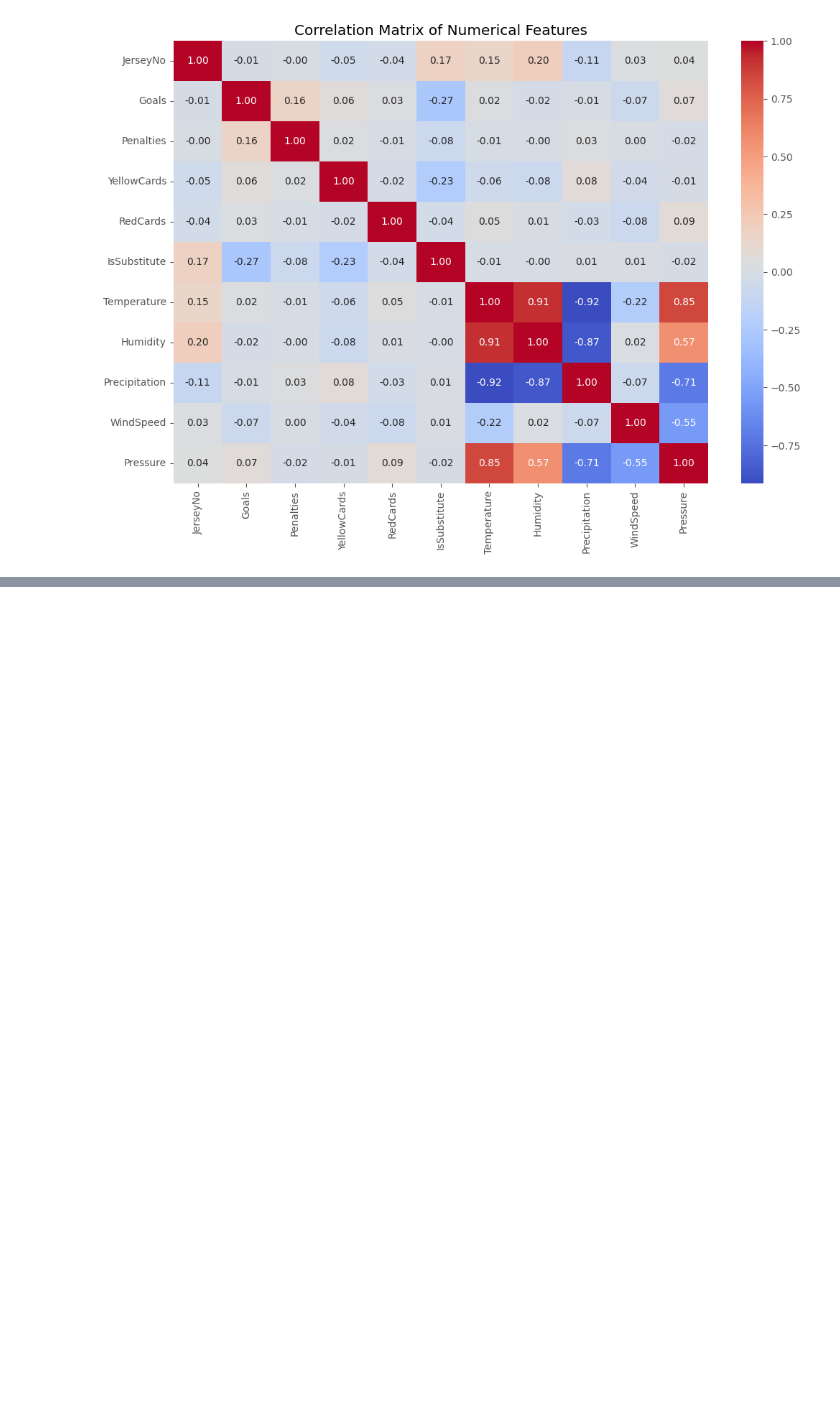
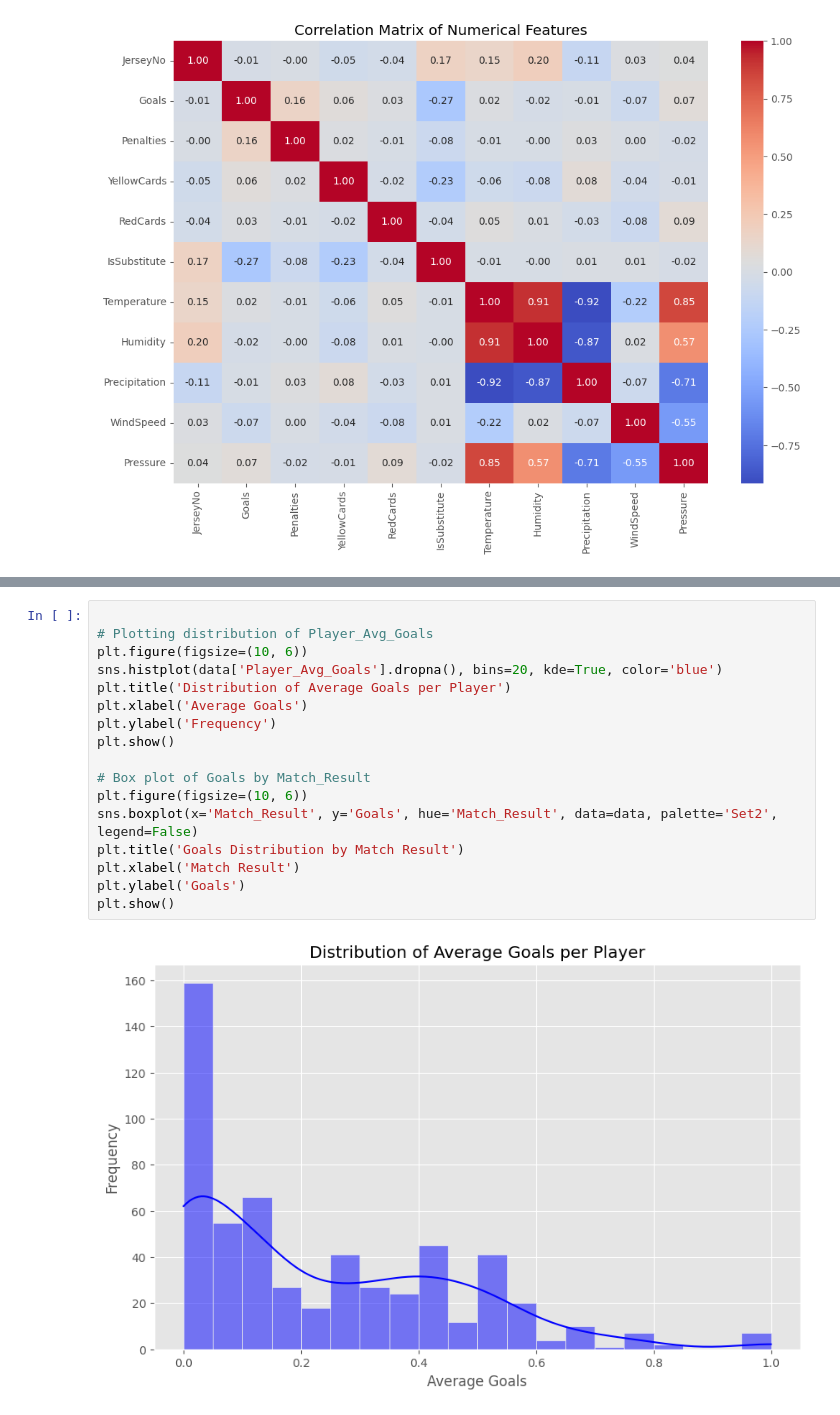
Before and after one commit to Shahbazi-Amir/Football_Player-_prediction, a Jupyter notebook: Football_players_predict.ipynb, the cells around one changed output, grey strips where cells are left out. Drawn from its saved outputs; the diff is of its cells as text; blank space fills up the shorter version.

```diff
--- a/Football_players_predict.ipynb
+++ b/Football_players_predict.ipynb
@@ -127,0 +213,19 @@ plt.show()
+# %%
+
+# Plotting distribution of Player_Avg_Goals
+plt.figure(figsize=(10, 6))
+sns.histplot(data['Player_Avg_Goals'].dropna(), bins=20, kde=True, color='blue')
+plt.title('Distribution of Average Goals per Player')
+plt.xlabel('Average Goals')
+plt.ylabel('Frequency')
+plt.show()
+
+# Box plot of Goals by Match_Result
+plt.figure(figsize=(10, 6))
+sns.boxplot(x='Match_Result', y='Goals', hue='Match_Result', data=data, palette='Set2', legend=False)
+plt.title('Goals Distribution by Match Result')
+plt.xlabel('Match Result')
+plt.ylabel('Goals')
+plt.show()
+# %% [output]
+[figure, added]
```
Also changed, not shown: parts of 16 cells of this notebook, 2 other files.
